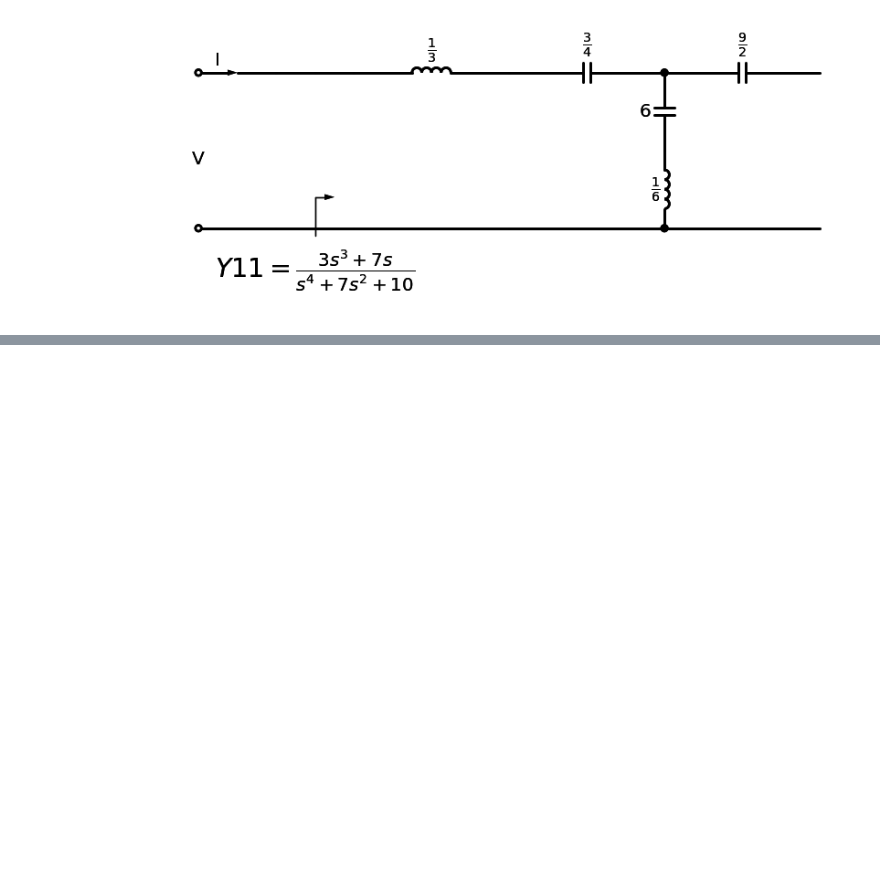
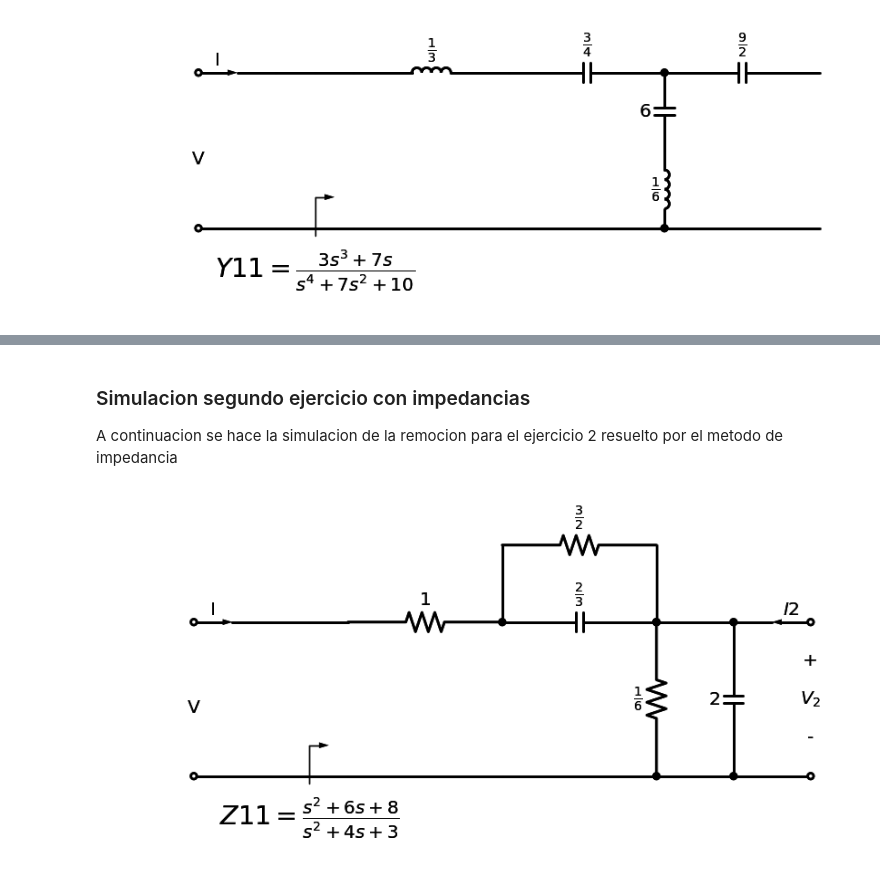
Before and after one commit to guidoglorioso01/Jupyter-Notes, a Jupyter notebook: Tarea Semanal 11 - Tc/Tarea Semanal 11.ipynb, the cells around one changed output, grey strips where cells are left out. Cells and saved outputs as stored; diff of their text form; code cells hidden in the pictures; blank space fills up the shorter version.

```diff
--- a/Tarea Semanal 11 - Tc/Tarea Semanal 11.ipynb
+++ b/Tarea Semanal 11 - Tc/Tarea Semanal 11.ipynb
@@ -59,0 +87,38 @@ display(circuito)
+# %% [markdown]
+### Simulacion segundo ejercicio con impedancias
+
+A continuacion se hace la simulacion de la remocion para el ejercicio 2 resuelto por el metodo de impedancia
+# %%
+
+# Resolución simbólica
+s = sp.symbols('s ', complex=True)
+
+Z11 = (s**2 + 6*s + 8)/(s**2+4*s+3)
+
+ZA, R1 = remover_valor_en_infinito(Z11)
+
+ZB, ZRC, R2, C1 = remover_polo_sigma(ZA, 1, isImpedance=True)
+
+YB = 1 / ZB
+
+ZC2, G3 = remover_valor_en_dc(YB)
+
+C2 = ZC2 / s
+
+# Dibujo red:
+circuito = Drawing(unit=4)
+circuito = dibujar_puerto_entrada(circuito, voltage_lbl = ('V'), current_lbl = 'I')
+circuito, zz_lbl = dibujar_funcion_exc_abajo(circuito, 'Z11', Z11, hacia_salida = True,k_gap_width = 0.5)
+
+circuito = dibujar_elemento_serie(circuito, Resistor, R1)
+circuito = dibujar_tanque_RC_serie(circuito, R2, C1)
+circuito = dibujar_elemento_derivacion(circuito, Resistor, 1/G3)
+circuito = dibujar_espacio_derivacion(circuito)
+circuito = dibujar_elemento_derivacion(circuito, Capacitor, C2)
+circuito = dibujar_puerto_salida(circuito,
+                        voltage_lbl = ('+', '$V_2$', '-'),
+                        current_lbl = '$I2$')
+
+display(circuito)
+# %% [output]
+[figure, added]
```
Also changed, not shown: parts of 6 cells of this notebook, 1 other file.
